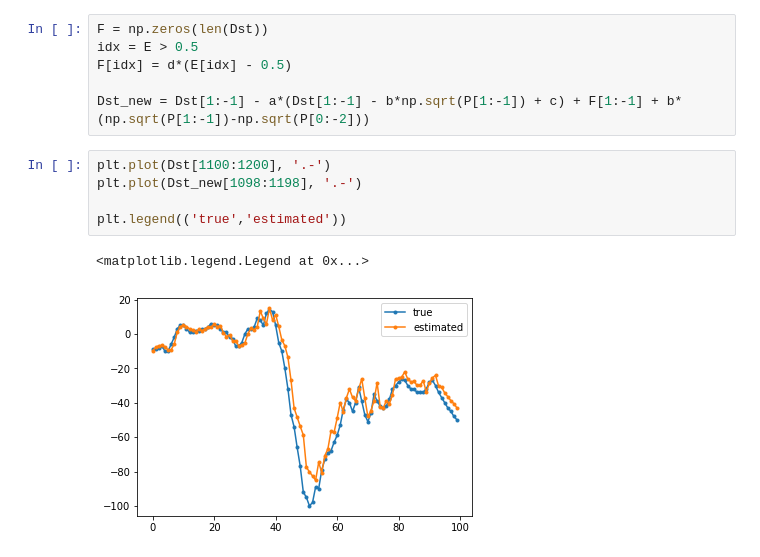
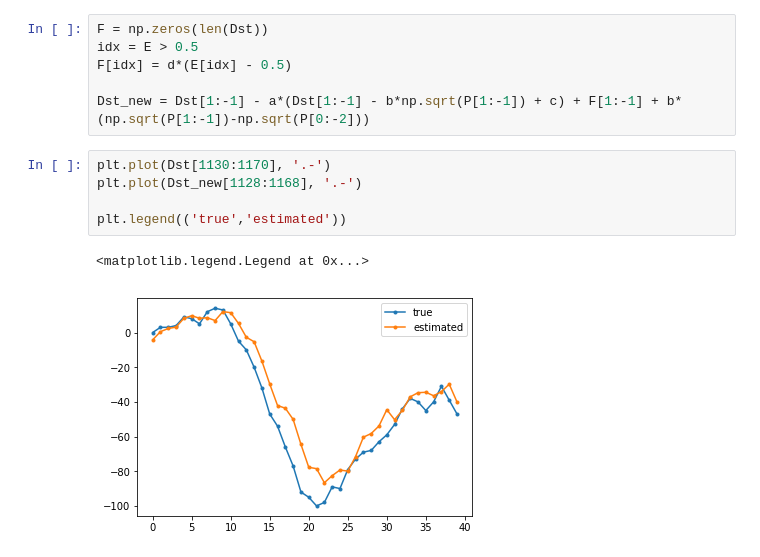
Before and after one commit to sarttiso/spaceweather, a Jupyter notebook: burtons_model.ipynb, the cells around one changed output. Saved outputs shown, nothing was run; the diff lists cells and outputs as text.

```diff
--- a/burtons_model.ipynb
+++ b/burtons_model.ipynb
@@ -275,10 +275,10 @@ F[idx] = d*(E[idx] - 0.5)
 
 Dst_new = Dst[1:-1] - a*(Dst[1:-1] - b*np.sqrt(P[1:-1]) + c) + F[1:-1] + b*(np.sqrt(P[1:-1])-np.sqrt(P[0:-2]))
 # %%
-plt.plot(Dst[1100:1200], '.-')
-plt.plot(Dst_new[1098:1198], '.-')
+plt.plot(Dst[1130:1170], '.-')
+plt.plot(Dst_new[1128:1168], '.-')
 
 plt.legend(('true','estimated'))
 # %% [output]
 <matplotlib.legend.Legend at 0x...>
-[figure, old version]
+[figure, new version]
```
Also changed, not shown: 1 other file.
